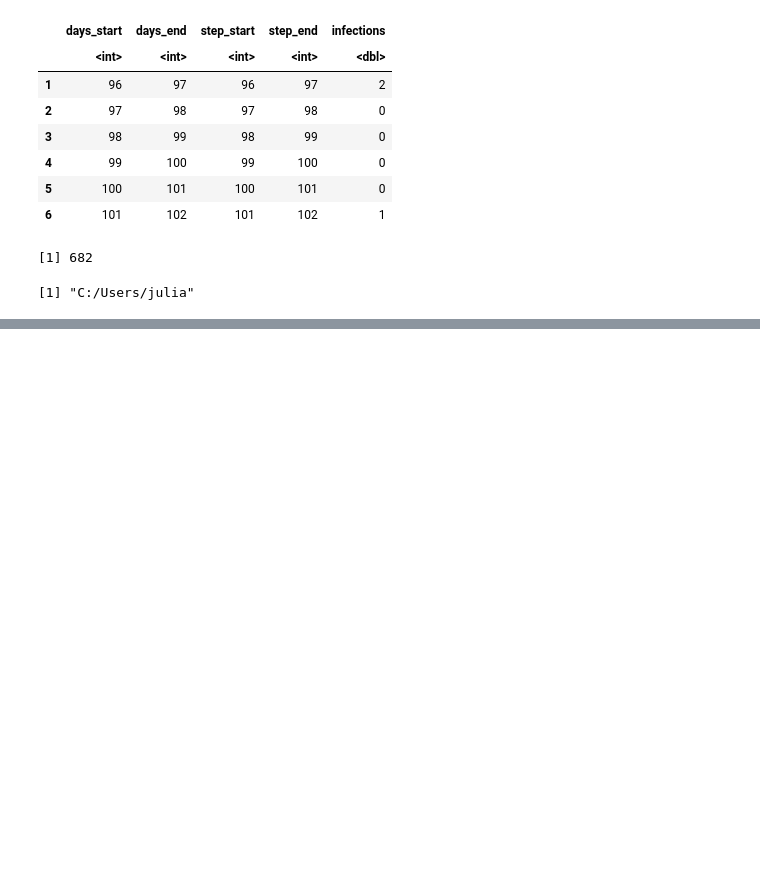
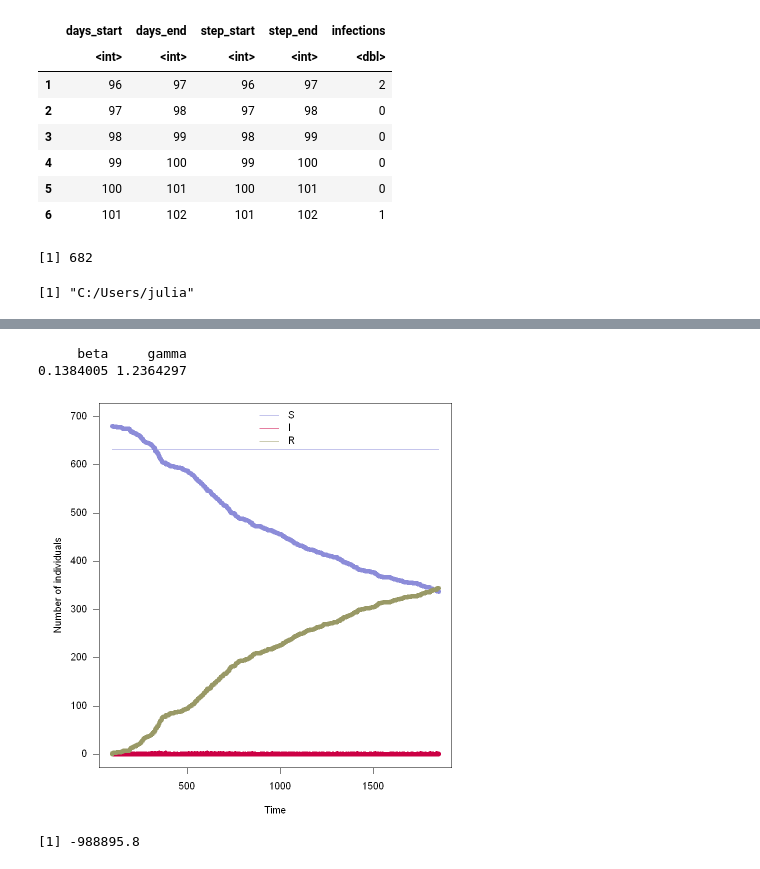
Before and after one commit to jmayer-cgh/RSV_infection_NL, a Jupyter notebook: My model/Trying to use mcstate again.ipynb, the cells around one changed output, grey strips where cells are left out. Saved outputs shown, nothing was run; the diff lists cells and outputs as text; code cells hidden in the pictures; blank space fills up the shorter version.

```diff
--- a/My model/Trying to use mcstate again.ipynb
+++ b/My model/Trying to use mcstate again.ipynb
@@ -279,0 +265,34 @@ plot_particle_filter(filter$history(), true_history, df$days)
+# %%
+processed_chains <- mcstate::pmcmc_thin(pmcmc_run, burnin = n_burnin, thin = 2)
+parameter_mean_hpd <- apply(processed_chains$pars, 2, mean)
+parameter_mean_hpd
+# %% [output]
+     beta     gamma
+0.1384005 1.2364297
+# %%
+plot_particle_filter <- function(history, true_history, times, obs_end = NULL) {
+  if (is.null(obs_end)) {
+    obs_end <- max(times)
+  }
+
+  par(mar = c(4.1, 5.1, 0.5, 0.5), las = 1)
+  cols <- c(S = "#8c8cd9", I = "#cc0044", R = "#999966")
+  matplot(times, (history[4, , -1]), type = "l",
+          xlab = "Time", ylab = "Number of individuals",
+          col = cols[["R"]], lty = 1, ylim = c(0, 700))
+  matlines(times, (history[2, , -1]), col = cols[["S"]], lty = 1)
+  matlines(times, (history[3, , -1]), col = cols[["I"]], lty = 1)
+  matpoints(t(times), t(true_history[,2, -1]), pch = 19,col = cols["S"])
+  matpoints(t(times), t(true_history[,3, -1]), pch = 19,col = cols["I"])
+  matpoints(t(times), t(true_history[,4, -1]), pch = 19,col = cols["R"])
+  legend("top", lwd = 1, col = cols, legend = names(cols), bty = "n")
+}
+
+true_history <- subset(true_hist_all, days>=97)
+plot_particle_filter(filter$history(), true_history, df$days)
+# %% [output]
+[figure, added]
+# %%
+filter$run(save_history = TRUE, pars = list(dt = dt))
+# %% [output]
+[1] -988895.8
```
Also changed, not shown: parts of 10 cells of this notebook.
